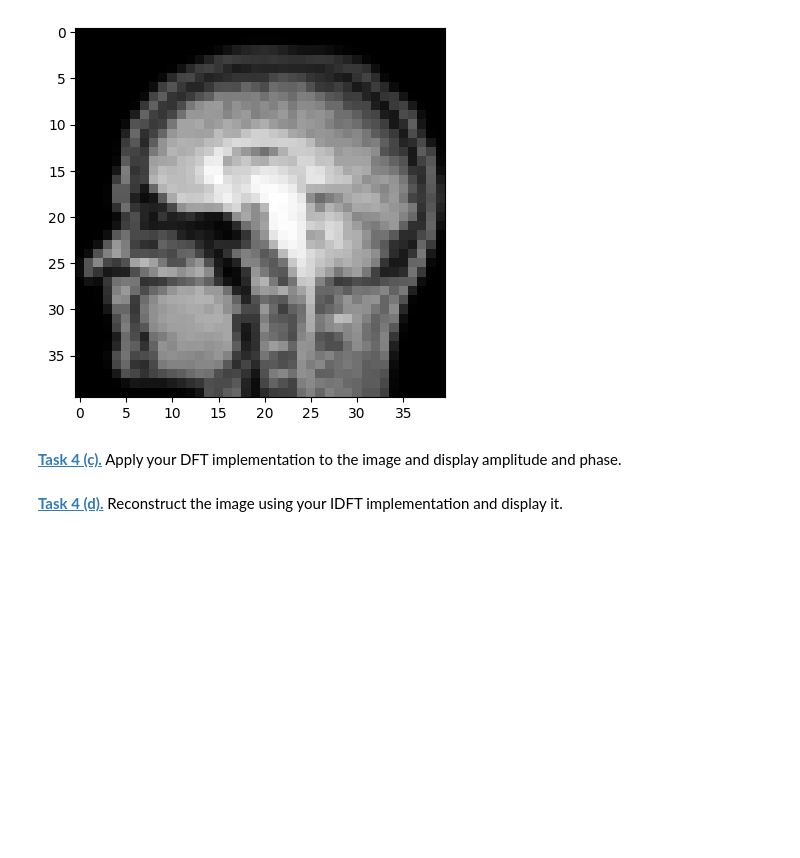
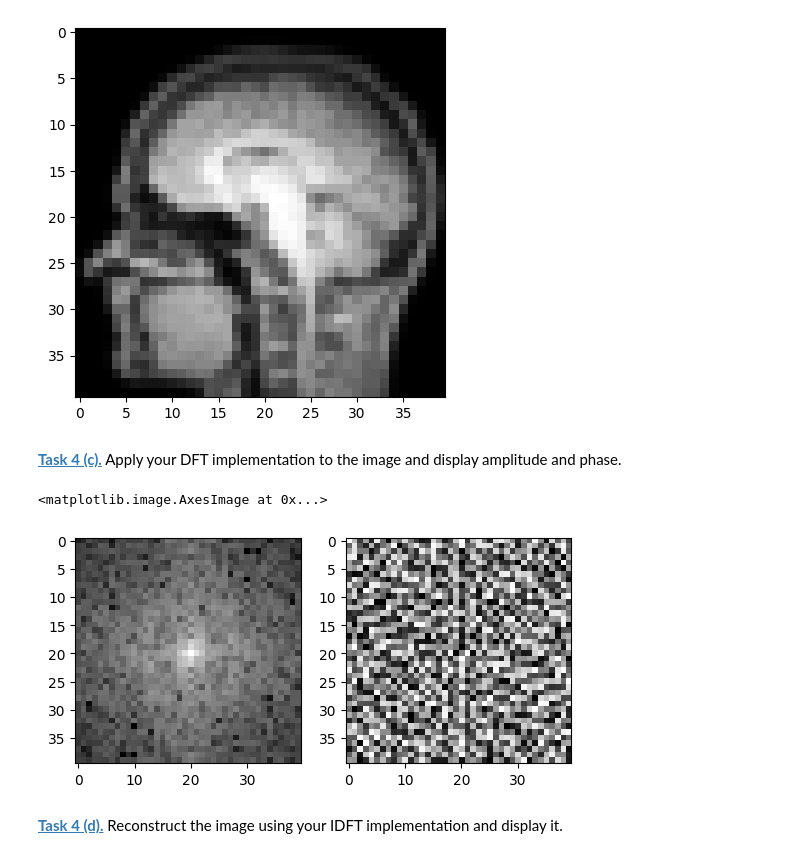
Before and after one commit to SamuelMaerklin/mobi-fs5-python, a Jupyter notebook: fourier.ipynb, the cells around one changed output. Cells and saved outputs as stored; diff of their text form; code cells hidden in the pictures; blank space fills up the shorter version.

```diff
--- a/fourier.ipynb
+++ b/fourier.ipynb
@@ -188,5 +196,19 @@ plt.colorbar ()
 ---
 # %% [markdown]
 **[Task 4 (a).]()** Implement a function that computes the 2D-DFT.
+# %%
+def my_dft(img):
+    M, N = img.shape
+    dft = np.zeros(img.shape, dtype=complex)    # leeres Array mit komplexen Zahlen
+
+    x = np.arange(M).reshape(-1, 1)             # Zeilenindizes 0 … M-1 (als Spalte)
+    y = np.arange(N).reshape(1, -1)             # Spaltenindizes 0 … N-1 (als Zeile)
+
+    for u in range(M):
+        for v in range(N):
+            muster = np.exp(-2j * np.pi * (u * x / M + v * y / N))
+            dft[u, v] = np.sum(img * muster) / (M * N)
+
+    return dft
 # %% [markdown]
 **[Task 4 (b).]()** Implement a function that computes the 2D-IDFT.
@@ -200,5 +236,19 @@ plt.imshow(test_img, 'gray')
 [figure]
 # %% [markdown]
 **[Task 4 (c).]()** Apply your DFT implementation to the image and display amplitude and phase.
+# %%
+test_img_mydft = my_dft(test_img)
+
+amplitude_test_img_mydft = np.abs(test_img_mydft)
+phase_test_img_mydft = np.angle(test_img_mydft)
+
+plt.figure()
+plt.subplot(1, 2, 1)
+plt.imshow(np.log(np.fft.fftshift(amplitude_test_img_mydft)), 'gray')
+plt.subplot(1, 2, 2)
+plt.imshow(np.fft.fftshift(phase_test_img_mydft), 'gray')
+# %% [output]
+<matplotlib.image.AxesImage at 0x...>
+[figure, added]
 # %% [markdown]
 **[Task 4 (d).]()** Reconstruct the image using your IDFT implementation and display it.
```
Also changed, not shown: parts of 8 cells of this notebook, 1 other file.
